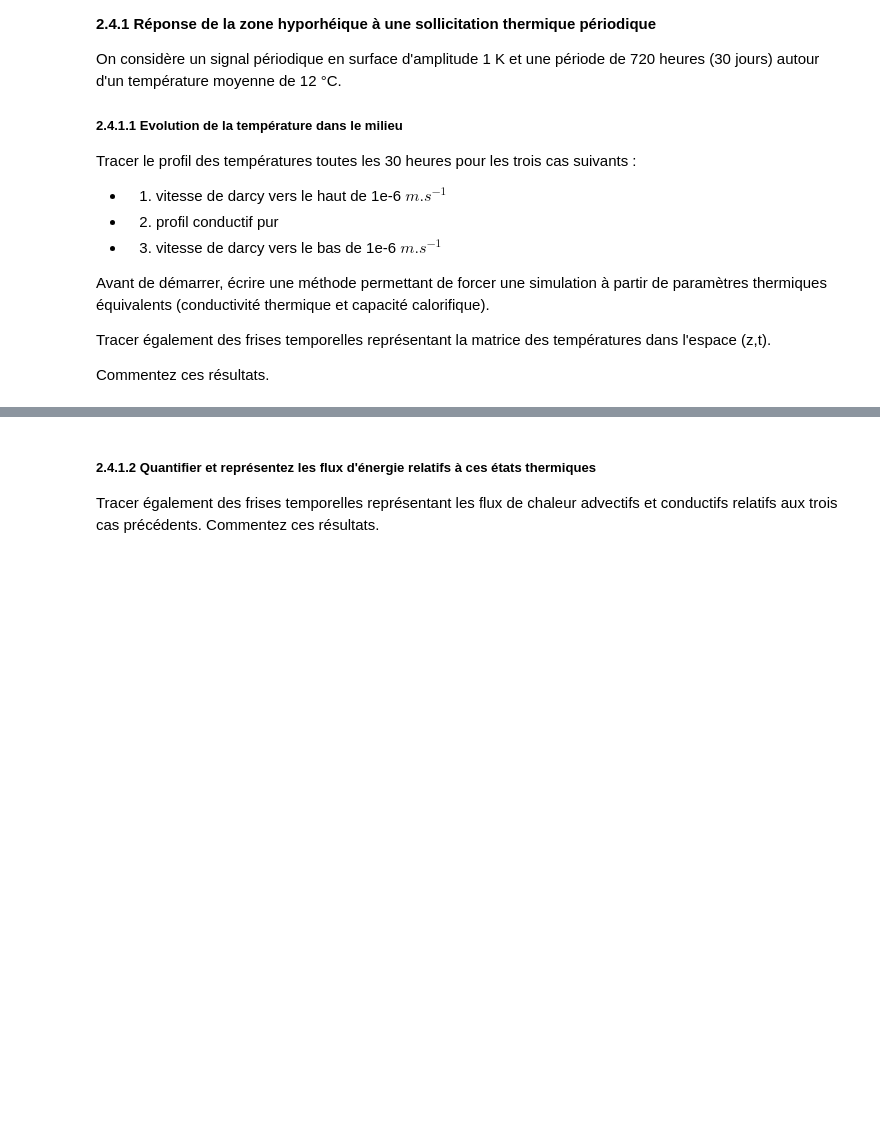
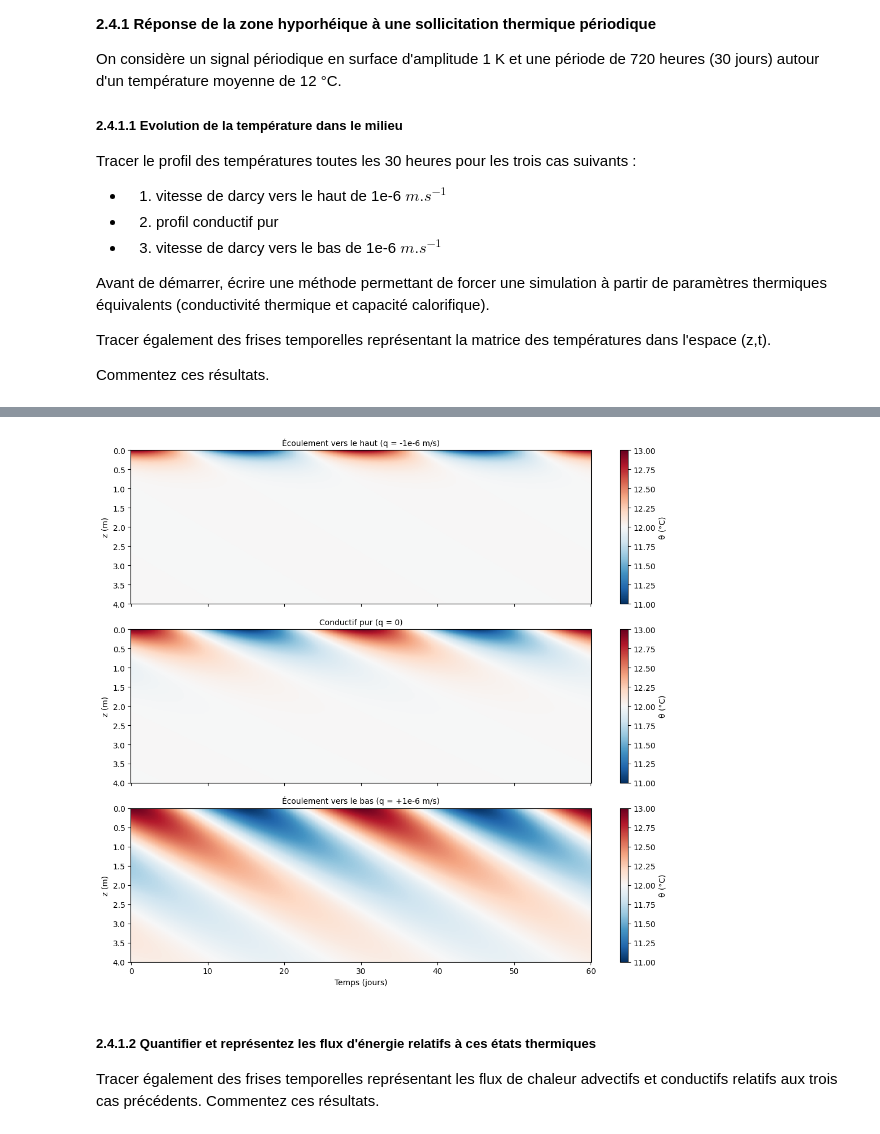
Before and after one commit to yannisalln/TP1-molonari, a Jupyter notebook: 2026TP1_modele_direct.ipynb, the cells around one changed output, grey strips where cells are left out. Cells and saved outputs as stored; diff of their text form; code cells hidden in the pictures; blank space fills up the shorter version.

```diff
--- a/2026TP1_modele_direct.ipynb
+++ b/2026TP1_modele_direct.ipynb
@@ -416,3 +475,17 @@ Commentez ces résultats.
+# %%
+t_frise = np.linspace(0, 2 * P, 481)     # deux périodes
+
+fig, axs = plt.subplots(3, 1, figsize=(11, 10), sharex=True)
+for ax, (nom, q) in zip(axs, cas.items()):
+    theta = solution_equivalent(z, t_frise, lambda_m, rho_m_c_m, q, theta_mu, theta_amp, P)
+    m = ax.pcolormesh(t_frise / 86400, z, theta.T, cmap="RdBu_r",
+                      vmin=theta_mu - theta_amp, vmax=theta_mu + theta_amp, shading="auto")
+    ax.set_ylim(4, 0); ax.set_ylabel("z (m)"); ax.set_title(nom, fontsize=10)
+    fig.colorbar(m, ax=ax, label="θ (°C)")
+axs[-1].set_xlabel("Temps (jours)")
+fig.tight_layout(); plt.show()
+# %% [output]
+[figure, added]
 # %% [markdown]
 ##### 2.4.1.2 Quantifier et représentez les flux d'énergie relatifs à ces états thermiques
 
```
Also changed, not shown: parts of 19 cells of this notebook.
